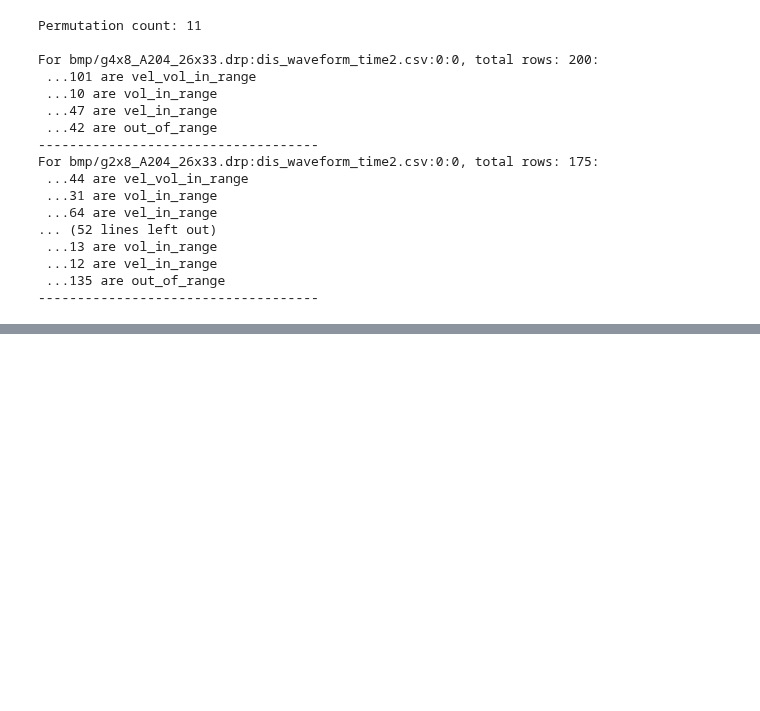
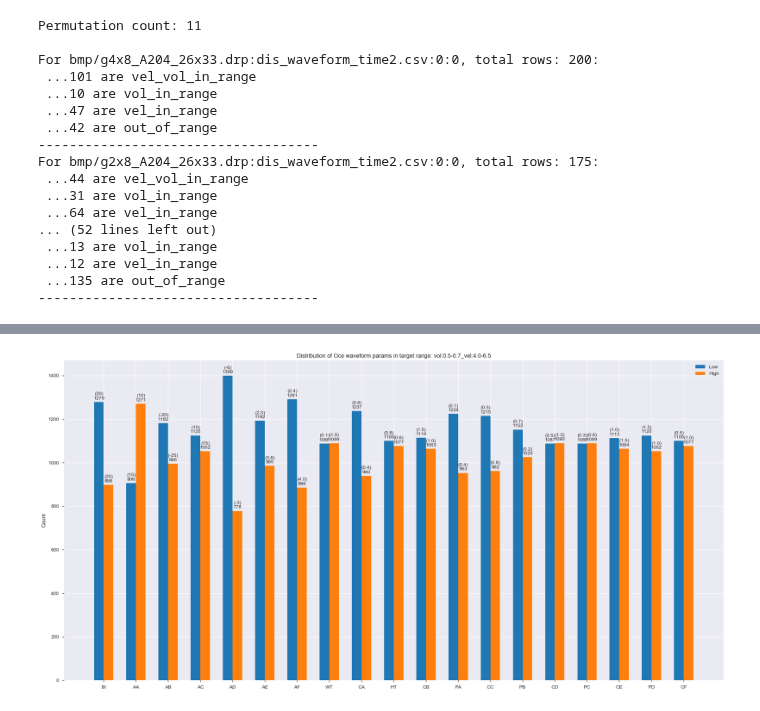
Before and after one commit to Aniruddh1/ipython-opencv-notebooks, a Jupyter notebook: notebooks/DIF_new_results_plotting.ipynb, the cells around one changed output, grey strips where cells are left out. Drawn from its saved outputs; the diff is of its cells as text; code cells hidden in the pictures; blank space fills up the shorter version.

```diff
--- a/notebooks/DIF_new_results_plotting.ipynb
+++ b/notebooks/DIF_new_results_plotting.ipynb
@@ -6,6 +6,10 @@ import pandas as pd
 import glob
 import itertools
 from collections import namedtuple
+import time
+
+import pandas_profiling
+plt.rcParams["figure.figsize"] = (30,20)
 
 import sys
 from paths import Paths
@@ -450,0 +758,66 @@ For bmp/g2x8_A204_26x33.drp:dis_waveform_time2.csv:0:0, total rows: 175:
+# %%
+
+target_str = f"vol:{vol_desired_range[0]:.2}-{vol_desired_range[1]:.2}_vel:{vel_desired_range[0]:.2}-{vel_desired_range[1]:.2}"
+labels = []
+low_vals = []
+hi_vals = []
+low_counts = []
+hi_counts = []
+
+bar_len = 100
+char = '='
+for idx, disp_setting in enumerate(disp_settings):
+    #print(disp_setting)
+    if len(disp_unique_list[idx]) > 1:
+        low_val = disp_unique_list[idx][0]
+        low_val_count = (df_good[disp_setting]==low_val).sum()
+        hi_val = disp_unique_list[idx][1]
+        hi_val_count = (df_good[disp_setting]==hi_val).sum()
+        total = low_val_count+hi_val_count
+        print(f"{disp_setting} @ {low_val:4}: {low_val_count:5} {char * (int(bar_len*( low_val_count/total )))}")
+        print(f"{disp_setting} @ {hi_val:4}: {hi_val_count:5} {char * (int(bar_len*( hi_val_count/total  )))}")
+        print("----------")
+
+        labels.append(disp_setting)
+        low_vals.append(low_val)
+        hi_vals.append(hi_val)
+        low_counts.append(low_val_count)
+        hi_counts.append(hi_val_count)
+
+x = np.arange(len(labels))  # the label locations
+width = 0.30  # the width of the bars
+
+fig, ax = plt.subplots(figsize=(20, 10))
+rects1 = ax.bar(x - width/2, low_counts, width, label='Low')
+rects2 = ax.bar(x + width/2, hi_counts, width, label='High')
+
+# Add some text for labels, title and custom x-axis tick labels, etc.
+ax.set_ylabel('Count')
+ax.set_title(f'Distribution of Oce waveform params in target range: {target_str}')
+ax.set_xticks(x)
+ax.set_xticklabels(labels)
+ax.legend()
+
+def autolabel(rects, vals):
+    """Attach a text label above each bar in *rects*, displaying its height."""
+    for rect, val in zip(rects, vals):
+        height = rect.get_height()
+        ax.annotate('({})'.format(val),
+                    xy=(rect.get_x() + rect.get_width() / 2, height+20),
+                    xytext=(0, 3),  # 3 points vertical offset
+                    textcoords="offset points",
+                    ha='center', va='bottom')
+        ax.annotate('{}'.format(height),
+                    xy=(rect.get_x() + rect.get_width() / 2, height),
+                    xytext=(0, 3),  # 3 points vertical offset
+                    textcoords="offset points",
+                    ha='center', va='bottom')
+
+autolabel(rects1, low_vals)
+autolabel(rects2, hi_vals)
+
+fig.tight_layout()
+
+plt.show()
+fig.savefig(f"waveform_param_dist_(vol {vol_desired_range[0]:.2}-{vol_desired_range[1]:.2})_(vel {vel_desired_range[0]:.2}-{vel_desired_range[1]:.2}).png")
+# %% [output]
@@ -450,0 +841 @@ For bmp/g2x8_A204_26x33.drp:dis_waveform_time2.csv:0:0, total rows: 175:
+[figure, added]
```
Also changed, not shown: parts of 15 cells of this notebook, 7 other files.
